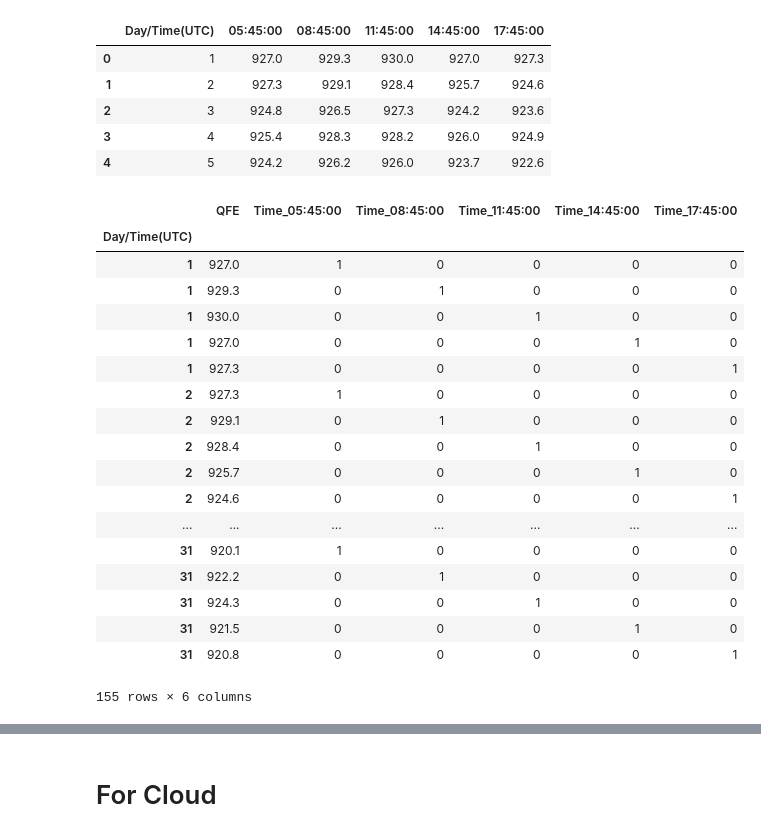
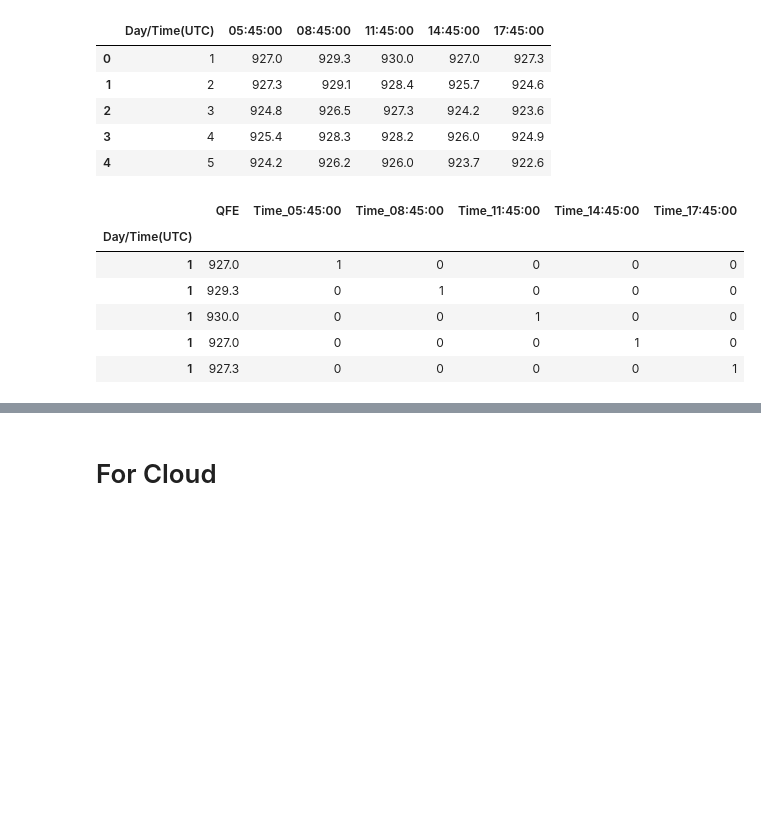
Before and after one commit to kaushu42/weather-forecast-nepal, a Jupyter notebook: preprocess.ipynb, the cells around one changed output, grey strips where cells are left out. Drawn from its saved outputs; the diff is of its cells as text; code cells hidden in the pictures; blank space fills up the shorter version.

```diff
--- a/preprocess.ipynb
+++ b/preprocess.ipynb
@@ -112,29 +86,16 @@ df.head()
 # %%
 df = df.set_index('Day/Time(UTC)').stack().reset_index().set_index('Day/Time(UTC)')
 df.columns = ['Time', 'QFE']
+df = pd.get_dummies(df)
 df.head()
-df = pd.get_dummies(df)
-df
 # %% [output]
 |  | QFE | Time_05:45:00 | Time_08:45:00 | Time_11:45:00 | Time_14:45:00 | Time_17:45:00 |
 | Day/Time(UTC) |  |  |  |  |  |  |
 | 1 | 927.0 | 1 | 0 | 0 | 0 | 0 |
 | 1 | 929.3 | 0 | 1 | 0 | 0 | 0 |
 | 1 | 930.0 | 0 | 0 | 1 | 0 | 0 |
 | 1 | 927.0 | 0 | 0 | 0 | 1 | 0 |
 | 1 | 927.3 | 0 | 0 | 0 | 0 | 1 |
-| 2 | 927.3 | 1 | 0 | 0 | 0 | 0 |
-| 2 | 929.1 | 0 | 1 | 0 | 0 | 0 |
-| 2 | 928.4 | 0 | 0 | 1 | 0 | 0 |
-| 2 | 925.7 | 0 | 0 | 0 | 1 | 0 |
-| 2 | 924.6 | 0 | 0 | 0 | 0 | 1 |
-| ... | ... | ... | ... | ... | ... | ... |
-| 31 | 920.1 | 1 | 0 | 0 | 0 | 0 |
-| 31 | 922.2 | 0 | 1 | 0 | 0 | 0 |
-| 31 | 924.3 | 0 | 0 | 1 | 0 | 0 |
-| 31 | 921.5 | 0 | 0 | 0 | 1 | 0 |
-| 31 | 920.8 | 0 | 0 | 0 | 0 | 1 |
-155 rows × 6 columns
 # %%
 main_df['QFE'] = df['QFE']
 main_df.head()
```
Also changed, not shown: parts of 9 cells of this notebook.
